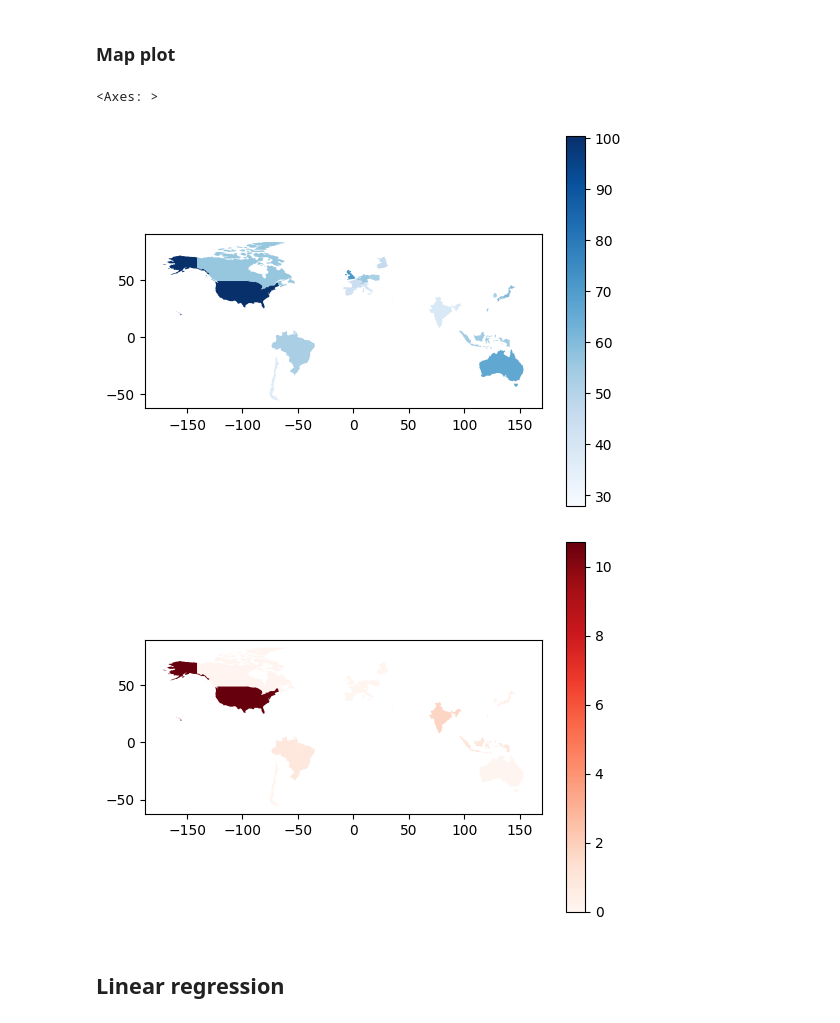
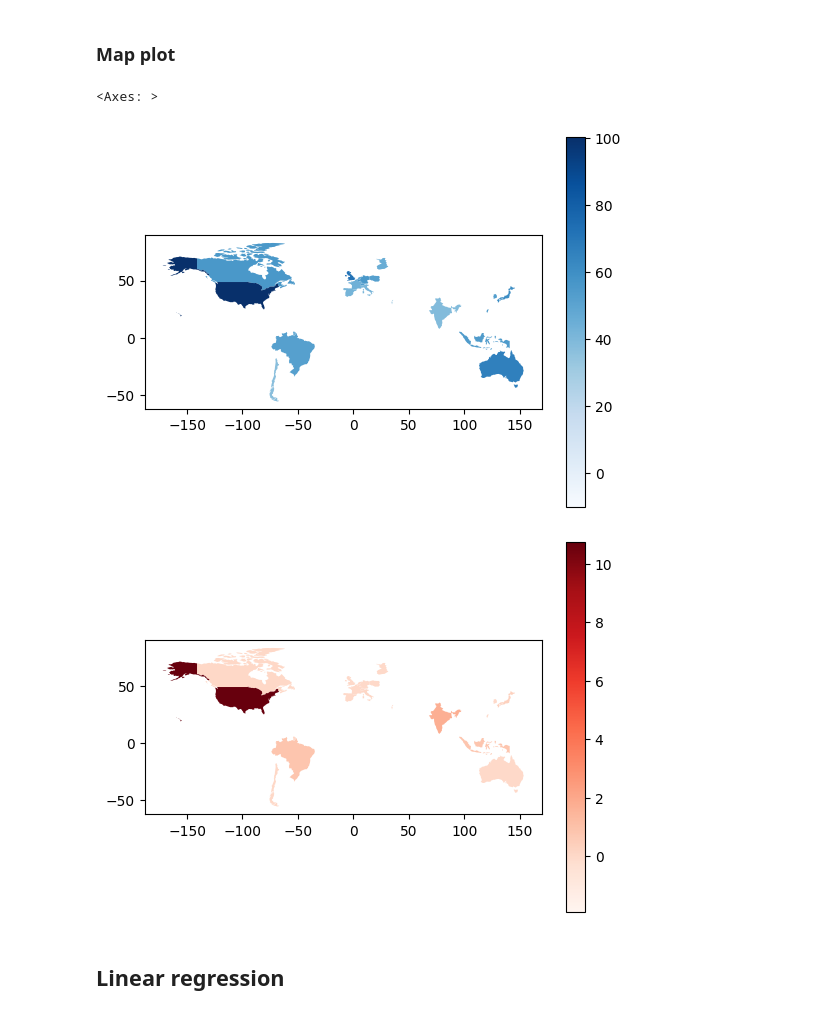
Before and after one commit to cetceeve/StormCloud, a Jupyter notebook: notebooks/linear_regr.ipynb, the cells around one changed output. Saved outputs shown, nothing was run; the diff lists cells and outputs as text; code cells hidden in the pictures.

```diff
--- a/notebooks/linear_regr.ipynb
+++ b/notebooks/linear_regr.ipynb
@@ -175,16 +173,16 @@ plt.plot()
 # %%
 import geopandas as gpd
 
 df_world: pd.DataFrame = gpd.read_file(gpd.datasets.get_path('naturalearth_lowres'))
 df_world["name"].replace(to_replace={"United States of America": "USA"}, inplace=True)
 
 outages_by_country = df[["country", "cont_dependent"]].groupby(by=["country"]).sum()
 merged_df = df_world.merge(outages_by_country, left_on="name", right_on="country")
 
-merged_df.plot(column="cont_dependent", cmap="Blues", legend=True)
+merged_df.plot(column="cont_dependent", cmap="Blues", legend=True, vmin=-10.0)
 # %% [output]
 <Axes: >
-[figure, old version]
+[figure, new version]
 # %%
 import geopandas as gpd
 
@@ -194,10 +192,9 @@ df_world["name"].replace(to_replace={"United States of America": "USA"}, inplace
 outages_by_country = df[["country", "cont_independent"]].groupby(by=["country"]).sum()
 merged_df = df_world.merge(outages_by_country, left_on="name", right_on="country")
 
-merged_df.plot(column="cont_independent", cmap="Reds", legend=True)
-plt.show()
+merged_df.plot(column="cont_independent", cmap="Reds", legend=True, vmin=-1.9)
 # %% [output]
-[figure, old version]
+[figure, new version]
 # %% [markdown]
 ## Linear regression
 # %%
```
Also changed, not shown: parts of 1 cell of this notebook.
